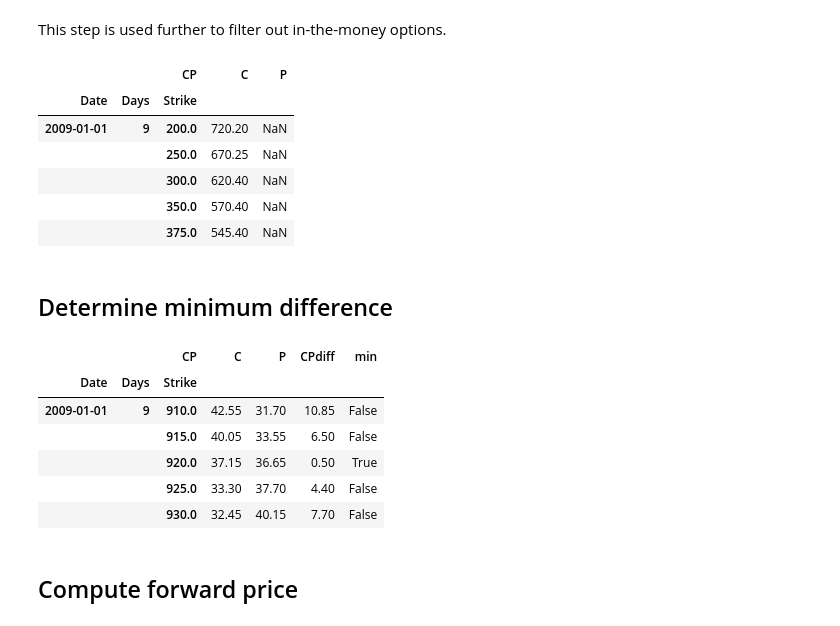
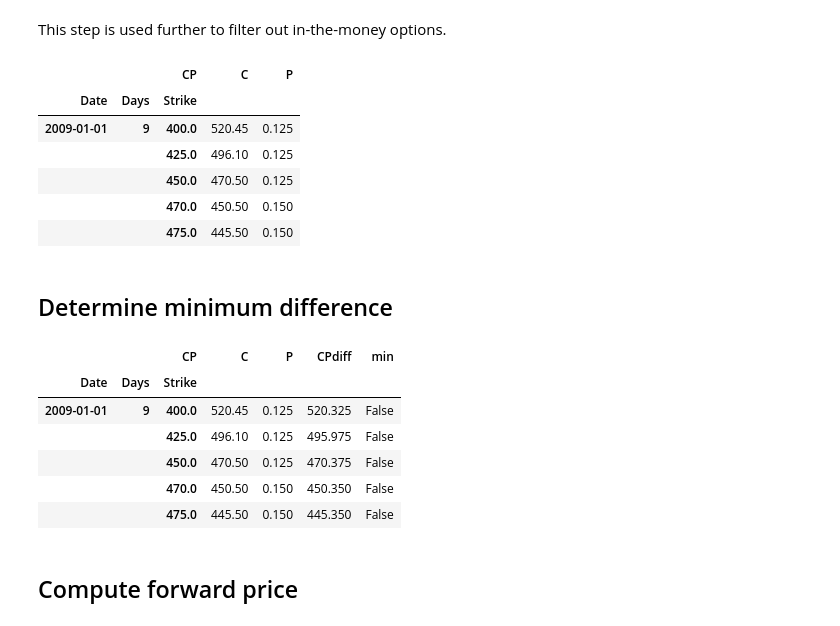
Before and after one commit to khrapovs/vix, a Jupyter notebook: notebooks/Replicate_VIXwite.ipynb, the cells around one changed output. Cells and saved outputs as stored; diff of their text form; code cells hidden in the pictures.

```diff
--- a/notebooks/Replicate_VIXwite.ipynb
+++ b/notebooks/Replicate_VIXwite.ipynb
@@ -117,32 +117,32 @@ This step is used further to filter out in-the-money options.
 options['Premium'] = (options['Bid'] + options['Ask']) / 2
 options2 = options[options['Bid'] > 0]['Premium'].unstack('CP')
 
-options2.head()
+options2.dropna().head()
 # %% [output]
 |  |  | CP | C | P |
 | Date | Days | Strike |  |  |
-| 2009-01-01 | 9 | 200.0 | 720.20 | NaN |
-|  |  | 250.0 | 670.25 | NaN |
-|  |  | 300.0 | 620.40 | NaN |
-|  |  | 350.0 | 570.40 | NaN |
-|  |  | 375.0 | 545.40 | NaN |
+| 2009-01-01 | 9 | 400.0 | 520.45 | 0.125 |
+|  |  | 425.0 | 496.10 | 0.125 |
+|  |  | 450.0 | 470.50 | 0.125 |
+|  |  | 470.0 | 450.50 | 0.150 |
+|  |  | 475.0 | 445.50 | 0.150 |
 # %% [markdown]
 ## Determine minimum difference
 # %%
 # Find the absolute difference
 options2['CPdiff'] = (options2['C'] - options2['P']).abs()
 # Mark the minimum for each date/term
 options2['min'] = options2['CPdiff'].groupby(level = ['Date','Days']).transform(lambda x: x == x.min())
 
-options2.loc[(dt.date(2009,1,1),9,910):(dt.date(2009,1,1),9,930)]
+options2.dropna().head()
 # %% [output]
 |  |  | CP | C | P | CPdiff | min |
 | Date | Days | Strike |  |  |  |  |
-| 2009-01-01 | 9 | 910.0 | 42.55 | 31.70 | 10.85 | False |
-|  |  | 915.0 | 40.05 | 33.55 | 6.50 | False |
-|  |  | 920.0 | 37.15 | 36.65 | 0.50 | True |
-|  |  | 925.0 | 33.30 | 37.70 | 4.40 | False |
-|  |  | 930.0 | 32.45 | 40.15 | 7.70 | False |
+| 2009-01-01 | 9 | 400.0 | 520.45 | 0.125 | 520.325 | False |
+|  |  | 425.0 | 496.10 | 0.125 | 495.975 | False |
+|  |  | 450.0 | 470.50 | 0.125 | 470.375 | False |
+|  |  | 470.0 | 450.50 | 0.150 | 450.350 | False |
+|  |  | 475.0 | 445.50 | 0.150 | 445.350 | False |
 # %% [markdown]
 ## Compute forward price
 # %%
```
Also changed, not shown: parts of 5 cells of this notebook, 10 other files.
